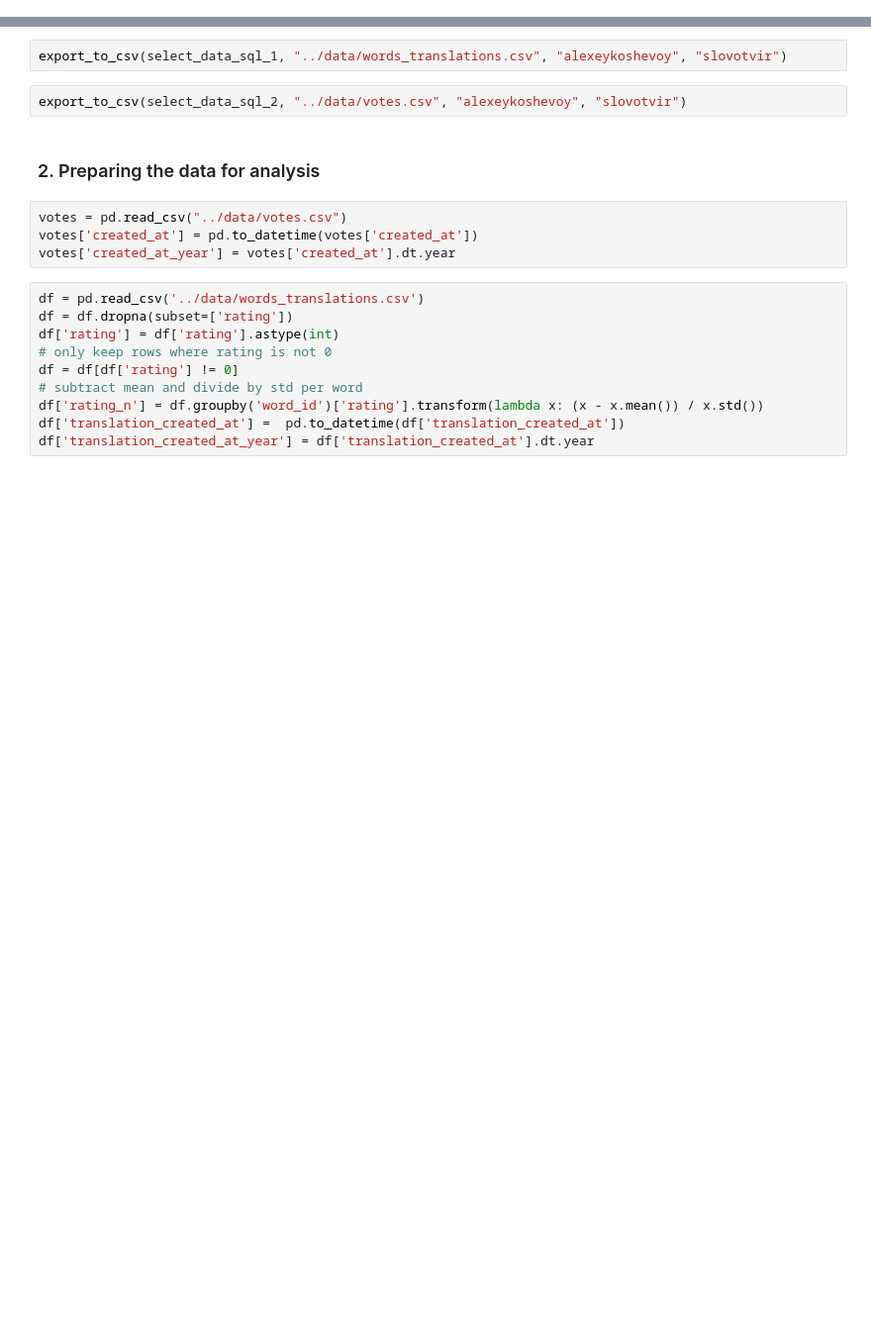
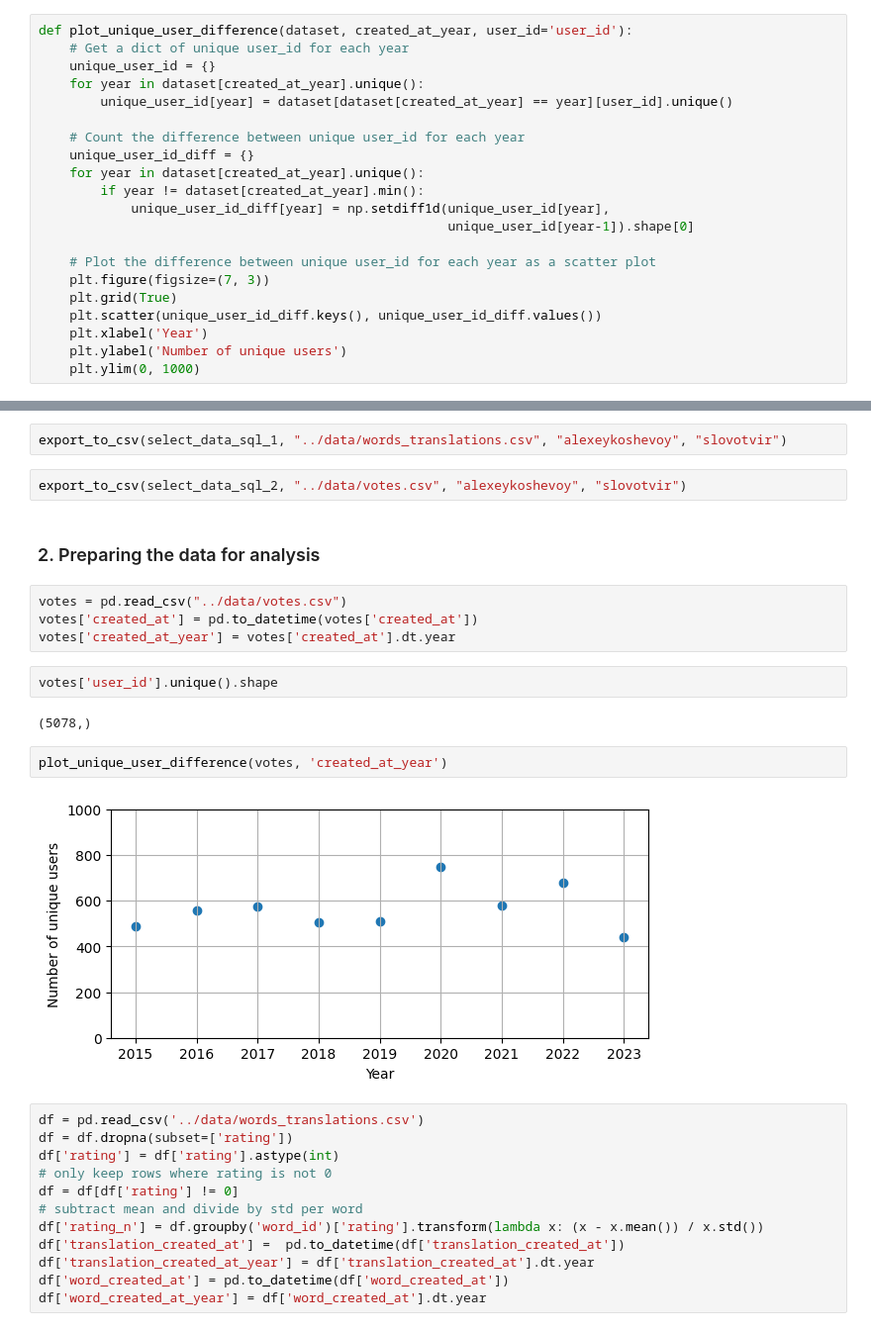
Before and after one commit to alexeykosh/2023-slovotvir-reuse-analysis, a Jupyter notebook: notebooks/data-sql.ipynb, the cells around one changed output, grey strips where cells are left out. Shown: that part at 99% size. Drawn from its saved outputs; the diff is of its cells as text; blank space fills up the shorter version.

```diff
--- a/notebooks/data-sql.ipynb
+++ b/notebooks/data-sql.ipynb
@@ -7,3 +8,24 @@ import numpy as np
+# %%
+def plot_unique_user_difference(dataset, created_at_year, user_id='user_id'):
+    # Get a dict of unique user_id for each year
+    unique_user_id = {}
+    for year in dataset[created_at_year].unique():
+        unique_user_id[year] = dataset[dataset[created_at_year] == year][user_id].unique()
+
+    # Count the difference between unique user_id for each year
+    unique_user_id_diff = {}
+    for year in dataset[created_at_year].unique():
+        if year != dataset[created_at_year].min():
+            unique_user_id_diff[year] = np.setdiff1d(unique_user_id[year],
+                                                     unique_user_id[year-1]).shape[0]
+
+    # Plot the difference between unique user_id for each year as a scatter plot
+    plt.figure(figsize=(7, 3))
+    plt.grid(True)
+    plt.scatter(unique_user_id_diff.keys(), unique_user_id_diff.values())
+    plt.xlabel('Year')
+    plt.ylabel('Number of unique users')
+    plt.ylim(0, 1000)
 # %% [markdown]
 ### 1. Extracting data from the PostgreSQL database
 # %%
@@ -54,6 +79,14 @@ export_to_csv(select_data_sql_2, "../data/votes.csv", "alexeykoshevoy", "slovotv
 votes = pd.read_csv("../data/votes.csv")
 votes['created_at'] = pd.to_datetime(votes['created_at'])
 votes['created_at_year'] = votes['created_at'].dt.year
+# %%
+votes['user_id'].unique().shape
+# %% [output]
+(5078,)
+# %%
+plot_unique_user_difference(votes, 'created_at_year')
+# %% [output]
+[figure, added]
 # %%
 df = pd.read_csv('../data/words_translations.csv')
 df = df.dropna(subset=['rating'])
@@ -64,3 +97,5 @@ df = df[df['rating'] != 0]
 df['rating_n'] = df.groupby('word_id')['rating'].transform(lambda x: (x - x.mean()) / x.std())
 df['translation_created_at'] =  pd.to_datetime(df['translation_created_at'])
 df['translation_created_at_year'] = df['translation_created_at'].dt.year
+df['word_created_at'] = pd.to_datetime(df['word_created_at'])
+df['word_created_at_year'] = df['word_created_at'].dt.year
```
Also changed, not shown: parts of 21 cells of this notebook, 1 other file.
